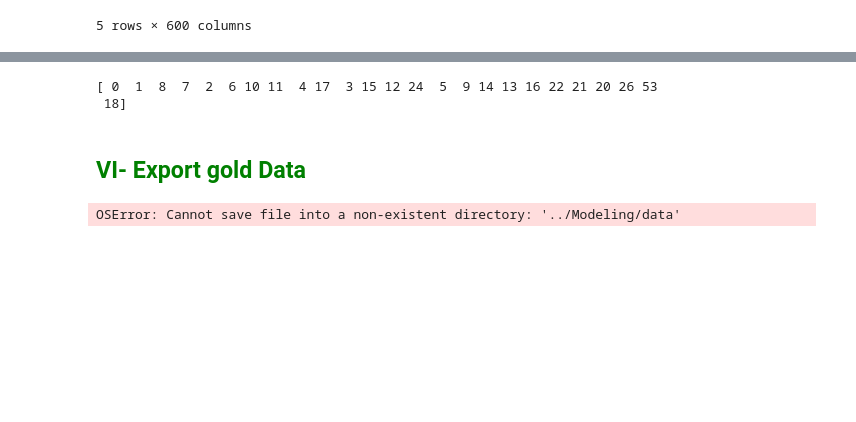
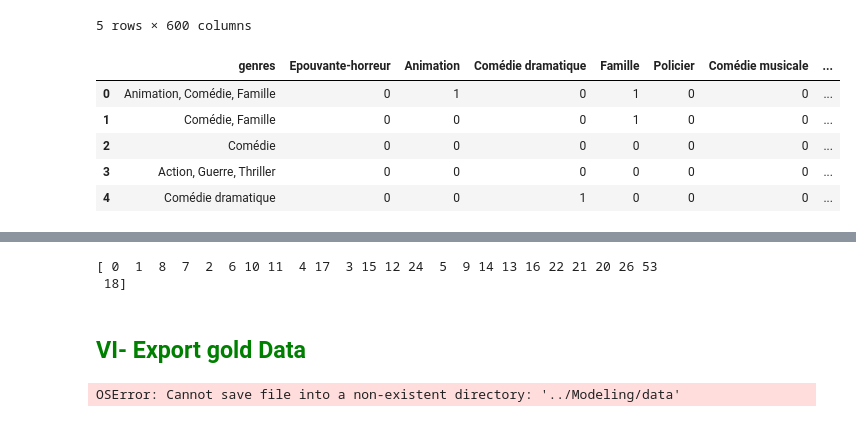
Before and after one commit to RolaMmss/prevoir_la_popularite_d_un_film, a Jupyter notebook: feature engineering/feature engineering.ipynb, the cells around one changed output, grey strips where cells are left out. Cells and saved outputs as stored; diff of their text form; code cells hidden in the pictures; blank space fills up the shorter version.

Commit message:
encodage genre

```diff
--- a/feature engineering/feature engineering.ipynb
+++ b/feature engineering/feature engineering.ipynb
@@ -246,0 +295,9 @@ data_encoded.head()
+# %%
+data2.head(5)
+# %% [output]
+|  | genres | Epouvante-horreur | Animation | Comédie dramatique | Famille | Policier | Comédie musicale | ... |
+| 0 | Animation, Comédie, Famille | 0 | 1 | 0 | 1 | 0 | 0 | ... |
+| 1 | Comédie, Famille | 0 | 0 | 0 | 1 | 0 | 0 | ... |
+| 2 | Comédie | 0 | 0 | 0 | 0 | 0 | 0 | ... |
+| 3 | Action, Guerre, Thriller | 0 | 0 | 0 | 0 | 0 | 0 | ... |
+| 4 | Comédie dramatique | 0 | 0 | 1 | 0 | 0 | 0 | ... |
```
Also changed, not shown: parts of 2 cells of this notebook, 2 other files.
